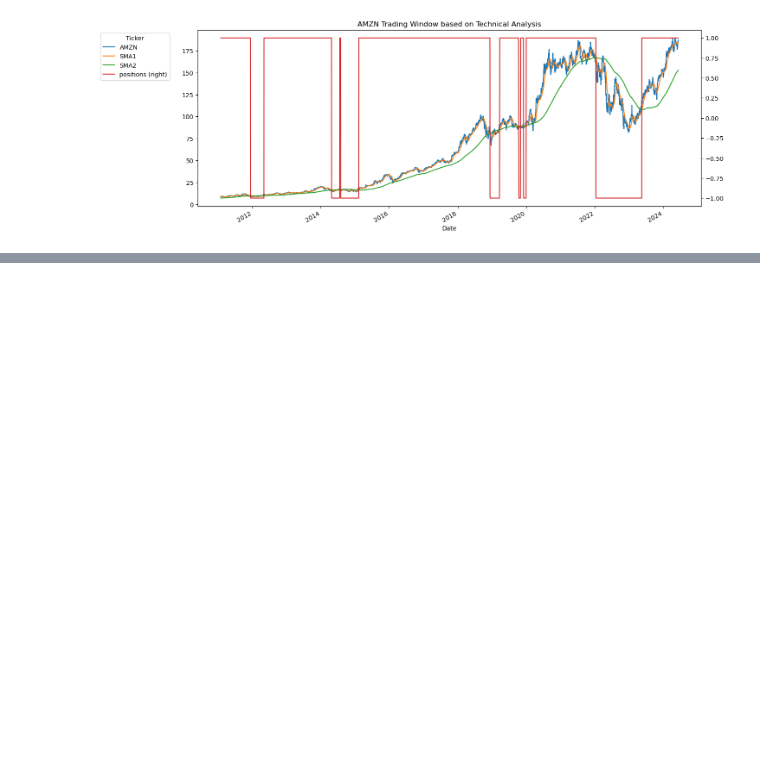
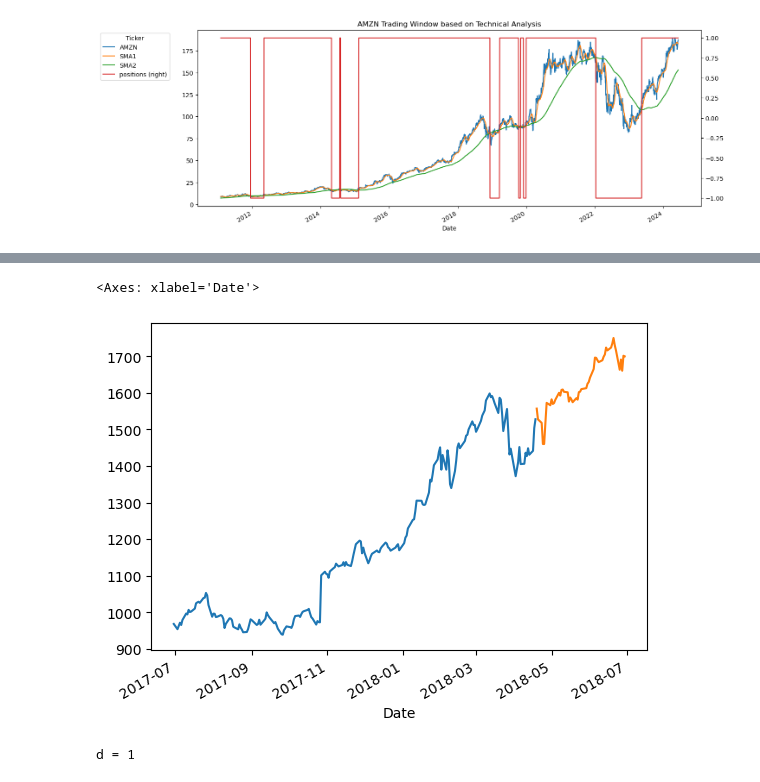
Before and after one commit to kimgusan/Time_series, a Jupyter notebook: d_financial_market.ipynb, the cells around one changed output, grey strips where cells are left out. Drawn from its saved outputs; the diff is of its cells as text; code cells hidden in the pictures; blank space fills up the shorter version.

```diff
--- a/d_financial_market.ipynb
+++ b/d_financial_market.ipynb
@@ -322,0 +325,7 @@ See the caveats in the documentation: https://pandas.pydata.org/pandas-docs/stab
+# %%
+import pandas as pd
+
+f_df = pd.read_csv('./datasets/financial_market.csv', index_col='Date',parse_dates=True)
+f_df
+
+f_df.info()
@@ -322,0 +356,3 @@ See the caveats in the documentation: https://pandas.pydata.org/pandas-docs/stab
+# %%
+pre_f_df = f_df.dropna()
+pre_f_df
@@ -322,0 +374,3 @@ See the caveats in the documentation: https://pandas.pydata.org/pandas-docs/stab
+# %%
+amzn_df = pre_f_df[['AMZN.O']].iloc[-252:]
+amzn_df
@@ -322,0 +392,27 @@ See the caveats in the documentation: https://pandas.pydata.org/pandas-docs/stab
+# %%
+y_train = amzn_df['AMZN.O'][:int(0.8 * len(amzn_df))]
+y_test = amzn_df['AMZN.O'][int(0.8 * len(amzn_df)):]
+# %%
+y_train.plot()
+y_test.plot()
+# %% [output]
+<Axes: xlabel='Date'>
+[figure, added]
+# %%
+from pmdarima.arima import ndiffs
+# KPSS(Kaiatkowski-Phillips-Schmidt-Shin)
+# 차분을 진행하는 것이 필요할 지 결정하기 위해 사용하는 한 가지 검정 방법
+# 영가설(귀무가설)을 "데이터의 정상성이 나타난다."로 설정한 뒤
+# 영가설이 거짓이라는 증거를 찾는 알고리즘이다.
+# alpha: 강도, max_d: 최대 차분 횟수
+
+kpss_diffs = ndiffs(y_train, alpha=0.05, test='kpss', max_d=6)
+adf_diff = ndiffs(y_train, alpha=0.05, test='adf', max_d=6)
+pp_diff = ndiffs(y_train, alpha=0.05, test='pp', max_d=6)
+
+# 이 3개 중 최대값을 가져오면 된다.
+n_diffs = max(kpss_diffs, adf_diff, pp_diff)
+
+print(f"d = {n_diffs}")
+# %% [output]
+d = 1
```
Also changed, not shown: parts of 33 cells of this notebook, 7 other files.
